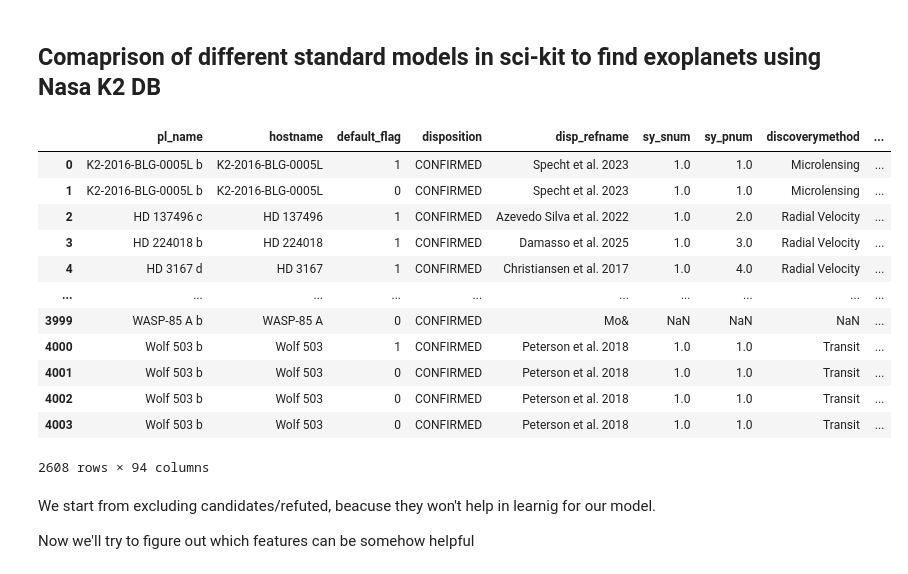
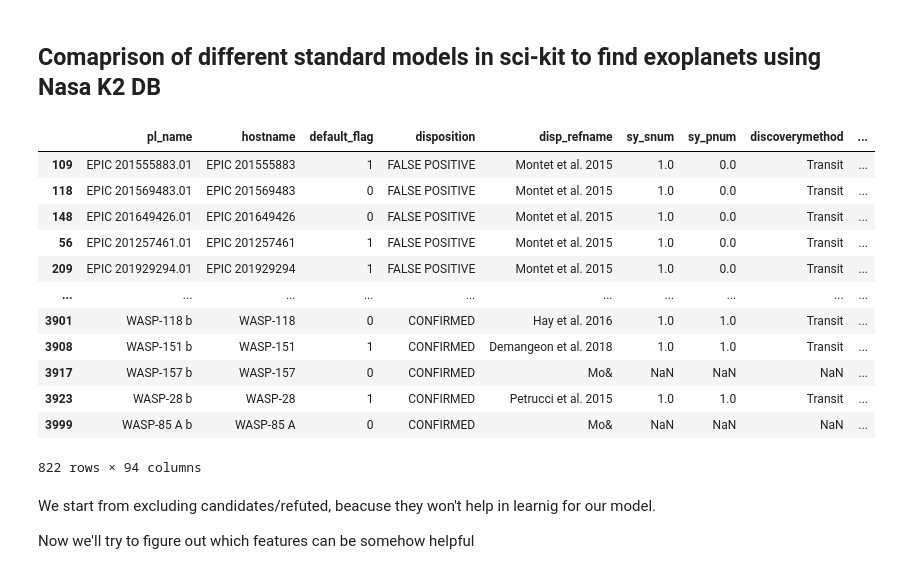
Before and after one commit to JaCier8/nasaSpaceApssPrep, a Jupyter notebook: k2_model_comp.ipynb, the cells around one changed output. Drawn from its saved outputs; the diff is of its cells as text; code cells hidden in the pictures.

```diff
--- a/k2_model_comp.ipynb
+++ b/k2_model_comp.ipynb
@@ -3,24 +3,29 @@
 # %%
 import pandas as pd
 import numpy as np
+from sklearn.neighbors import KNeighborsClassifier
+from sklearn.pipeline import Pipeline
+from sklearn.preprocessing import StandardScaler
+
 df = pd.read_csv("k2pandc_2025.10.02_03.11.29.csv", comment="#")
 df_filtered = df[~df["disposition"].isin(["CANDIDATE", "REFUTED"])]
 df = df_filtered
+df = df.sort_values("releasedate").drop_duplicates(subset=["pl_name"], keep="last")
 df
 # %% [output]
 |  | pl_name | hostname | default_flag | disposition | disp_refname | sy_snum | sy_pnum | discoverymethod | ... |
-| 0 | K2-2016-BLG-0005L b | K2-2016-BLG-0005L | 1 | CONFIRMED | Specht et al. 2023 | 1.0 | 1.0 | Microlensing | ... |
-| 1 | K2-2016-BLG-0005L b | K2-2016-BLG-0005L | 0 | CONFIRMED | Specht et al. 2023 | 1.0 | 1.0 | Microlensing | ... |
-| 2 | HD 137496 c | HD 137496 | 1 | CONFIRMED | Azevedo Silva et al. 2022 | 1.0 | 2.0 | Radial Velocity | ... |
-| 3 | HD 224018 b | HD 224018 | 1 | CONFIRMED | Damasso et al. 2025 | 1.0 | 3.0 | Radial Velocity | ... |
-| 4 | HD 3167 d | HD 3167 | 1 | CONFIRMED | Christiansen et al. 2017 | 1.0 | 4.0 | Radial Velocity | ... |
+| 109 | EPIC 201555883.01 | EPIC 201555883 | 1 | FALSE POSITIVE | Montet et al. 2015 | 1.0 | 0.0 | Transit | ... |
+| 118 | EPIC 201569483.01 | EPIC 201569483 | 0 | FALSE POSITIVE | Montet et al. 2015 | 1.0 | 0.0 | Transit | ... |
+| 148 | EPIC 201649426.01 | EPIC 201649426 | 0 | FALSE POSITIVE | Montet et al. 2015 | 1.0 | 0.0 | Transit | ... |
+| 56 | EPIC 201257461.01 | EPIC 201257461 | 1 | FALSE POSITIVE | Montet et al. 2015 | 1.0 | 0.0 | Transit | ... |
+| 209 | EPIC 201929294.01 | EPIC 201929294 | 1 | FALSE POSITIVE | Montet et al. 2015 | 1.0 | 0.0 | Transit | ... |
 | ... | ... | ... | ... | ... | ... | ... | ... | ... | ... |
+| 3901 | WASP-118 b | WASP-118 | 0 | CONFIRMED | Hay et al. 2016 | 1.0 | 1.0 | Transit | ... |
+| 3908 | WASP-151 b | WASP-151 | 1 | CONFIRMED | Demangeon et al. 2018 | 1.0 | 1.0 | Transit | ... |
+| 3917 | WASP-157 b | WASP-157 | 0 | CONFIRMED | Mo& | NaN | NaN | NaN | ... |
+| 3923 | WASP-28 b | WASP-28 | 1 | CONFIRMED | Petrucci et al. 2015 | 1.0 | 1.0 | Transit | ... |
 | 3999 | WASP-85 A b | WASP-85 A | 0 | CONFIRMED | Mo& | NaN | NaN | NaN | ... |
-| 4000 | Wolf 503 b | Wolf 503 | 1 | CONFIRMED | Peterson et al. 2018 | 1.0 | 1.0 | Transit | ... |
-| 4001 | Wolf 503 b | Wolf 503 | 0 | CONFIRMED | Peterson et al. 2018 | 1.0 | 1.0 | Transit | ... |
-| 4002 | Wolf 503 b | Wolf 503 | 0 | CONFIRMED | Peterson et al. 2018 | 1.0 | 1.0 | Transit | ... |
-| 4003 | Wolf 503 b | Wolf 503 | 0 | CONFIRMED | Peterson et al. 2018 | 1.0 | 1.0 | Transit | ... |
-2608 rows × 94 columns
+822 rows × 94 columns
 # %% [markdown]
 We start from excluding candidates/refuted, beacuse they won't help in learnig for our model.
 
```
Also changed, not shown: parts of 9 cells of this notebook.
